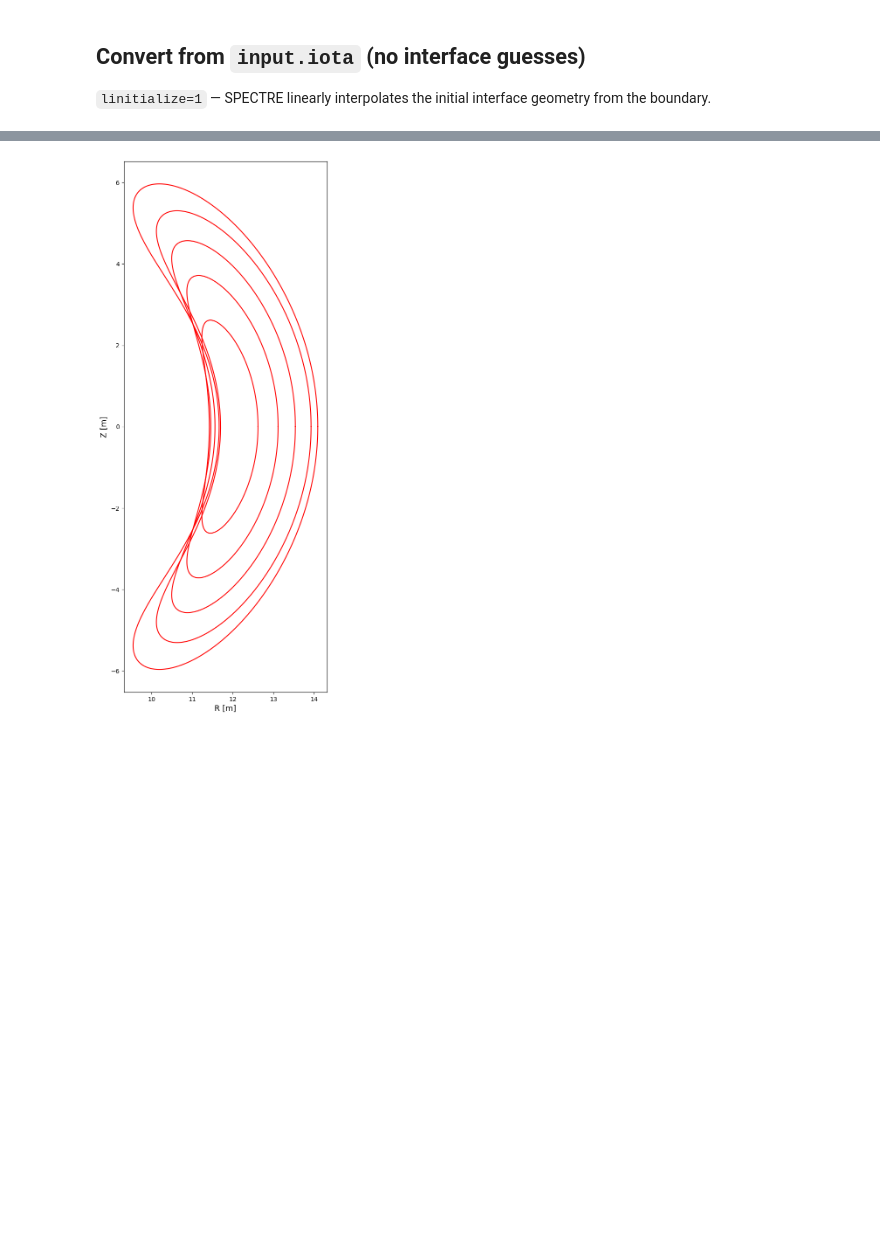
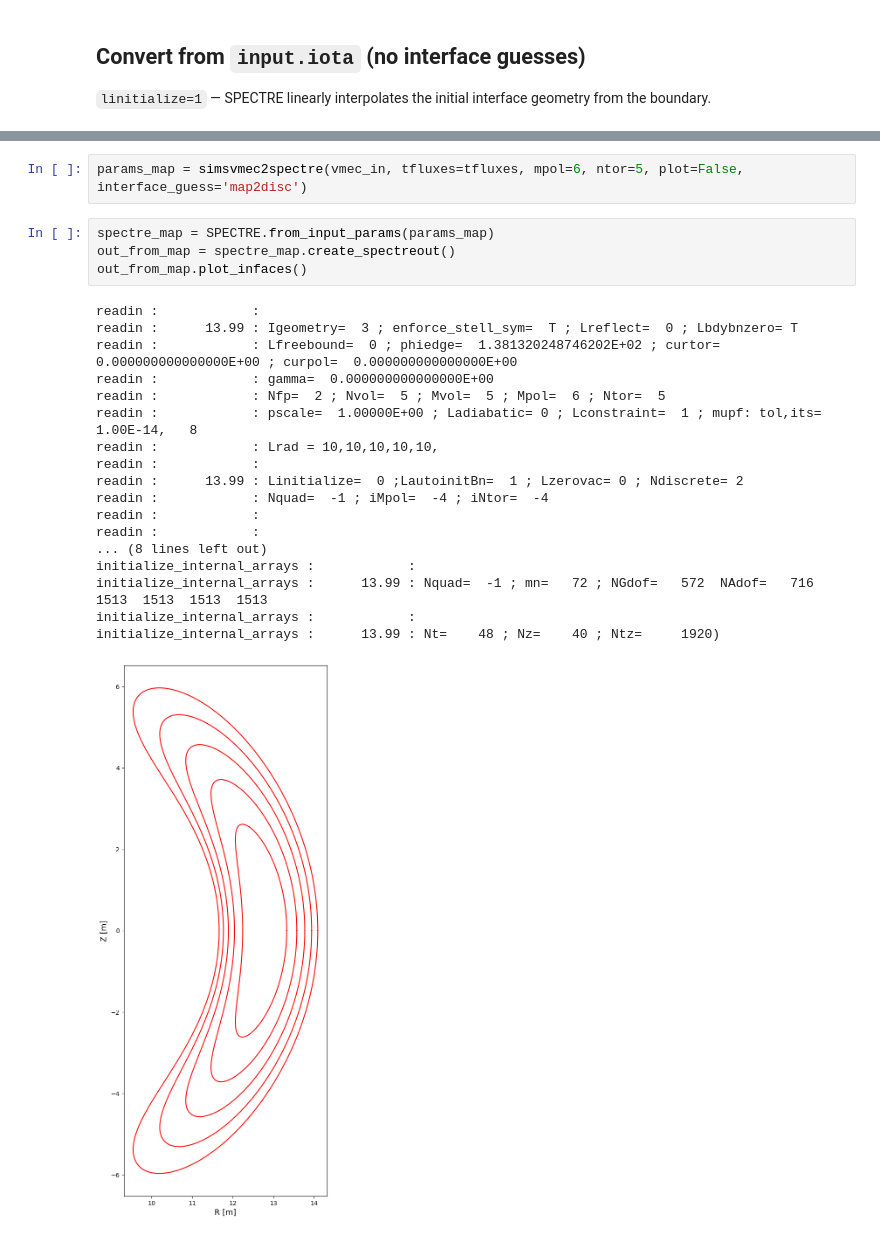
Before and after one commit to ANU-HPC/SPECTRE, a Jupyter notebook: examples/utils/vmec2spectre/vmec2spectre.ipynb, the cells around one changed output, grey strips where cells are left out. Cells and saved outputs as stored; diff of their text form; blank space fills up the shorter version.

```diff
--- a/examples/utils/vmec2spectre/vmec2spectre.ipynb
+++ b/examples/utils/vmec2spectre/vmec2spectre.ipynb
@@ -129,3 +64,25 @@ initialize_internal_arrays :     223.39 : Nt=    48 ; Nz=    40 ; Ntz=     1920)
+# %%
+params_map = simsvmec2spectre(vmec_in, tfluxes=tfluxes, mpol=6, ntor=5, plot=False, interface_guess='map2disc')
 # %%
+spectre_map = SPECTRE.from_input_params(params_map)
+out_from_map = spectre_map.create_spectreout()
+out_from_map.plot_infaces()
 # %% [output]
+readin :            :
+readin :      13.99 : Igeometry=  3 ; enforce_stell_sym=  T ; Lreflect=  0 ; Lbdybnzero= T
+readin :            : Lfreebound=  0 ; phiedge=  1.381320248746202E+02 ; curtor=  0.000000000000000E+00 ; curpol=  0.000000000000000E+00
+readin :            : gamma=  0.000000000000000E+00
+readin :            : Nfp=  2 ; Nvol=  5 ; Mvol=  5 ; Mpol=  6 ; Ntor=  5
+readin :            : pscale=  1.00000E+00 ; Ladiabatic= 0 ; Lconstraint=  1 ; mupf: tol,its=  1.00E-14,   8
+readin :            : Lrad = 10,10,10,10,10,
+readin :            :
+readin :      13.99 : Linitialize=  0 ;LautoinitBn=  1 ; Lzerovac= 0 ; Ndiscrete= 2
+readin :            : Nquad=  -1 ; iMpol=  -4 ; iNtor=  -4
+readin :            :
+readin :            :
+... (8 lines left out)
+initialize_internal_arrays :            :
+initialize_internal_arrays :      13.99 : Nquad=  -1 ; mn=   72 ; NGdof=   572  NAdof=   716  1513  1513  1513  1513
+initialize_internal_arrays :            :
+initialize_internal_arrays :      13.99 : Nt=    48 ; Nz=    40 ; Ntz=     1920)
-[figure, old version]
+[figure, new version]
```
Also changed, not shown: parts of 13 cells of this notebook, 2 other files.
